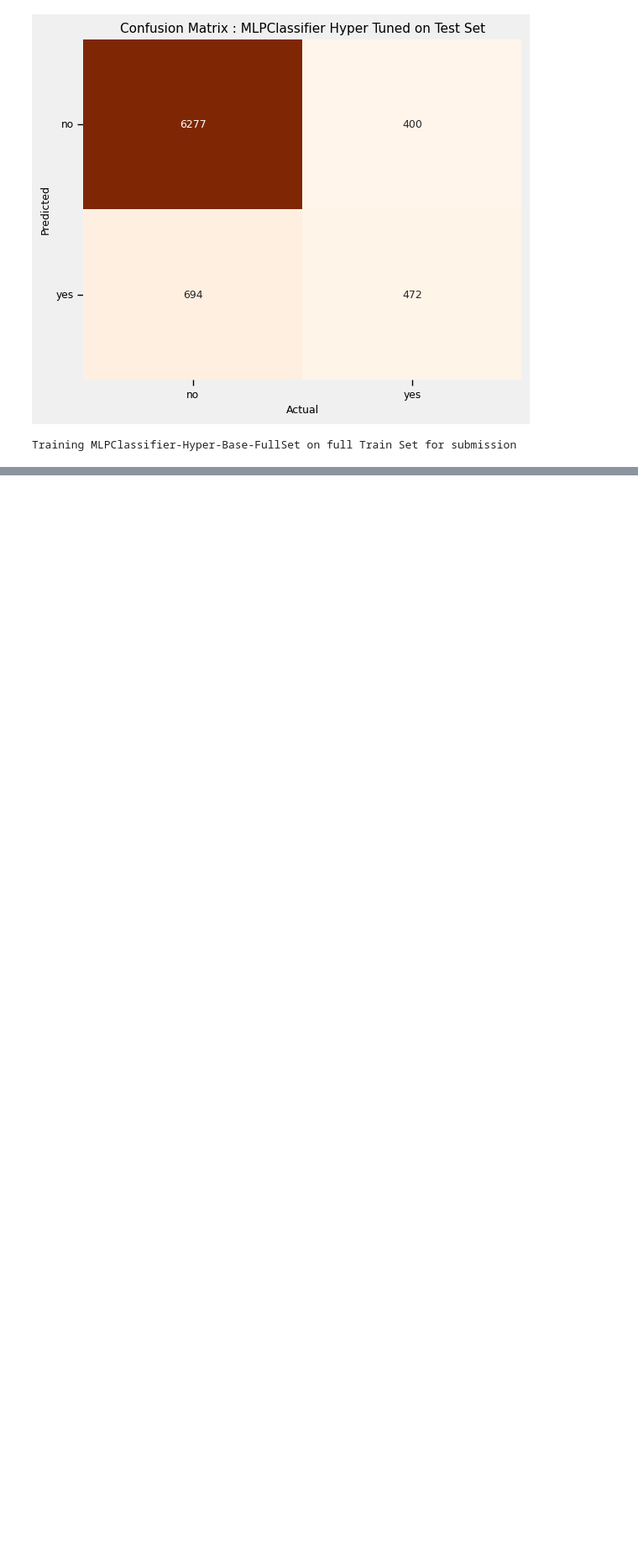
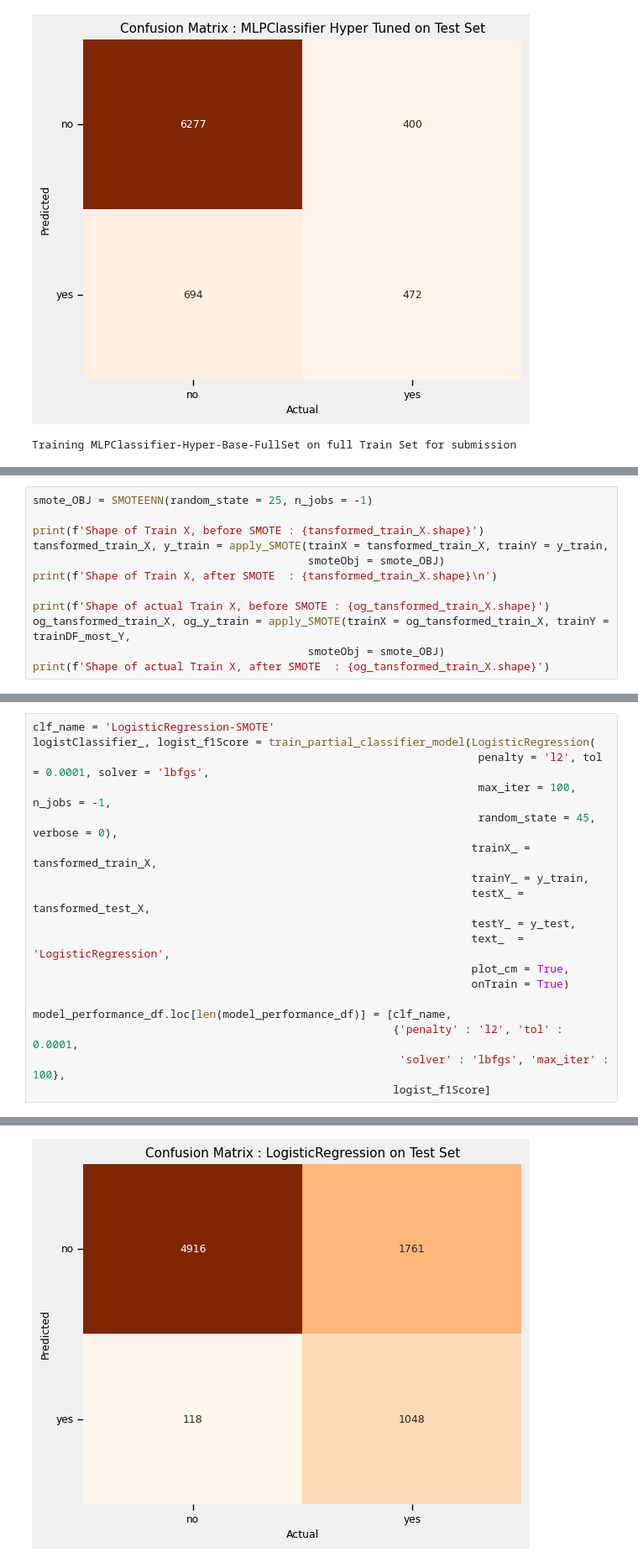
Before and after one commit to jishnukoliyadan/Predicting-the-Success-of-Bank-telemarketing, a Jupyter notebook: notebook/Predict-Success-of-Bank-telemarketing.ipynb, the cells around one changed output, grey strips where cells are left out. Shown at 84% size. Cells and saved outputs as stored; diff of their text form; blank space fills up the shorter version.

Commit message:
models with SMOTE added to the notebook

```diff
--- a/notebook/Predict-Success-of-Bank-telemarketing.ipynb
+++ b/notebook/Predict-Success-of-Bank-telemarketing.ipynb
@@ -1500,0 +1503,12 @@ Training MLPClassifier-Hyper-Base-FullSet on full Train Set for submission
+# %%
+smote_OBJ = SMOTEENN(random_state = 25, n_jobs = -1)
+
+print(f'Shape of Train X, before SMOTE : {tansformed_train_X.shape}')
+tansformed_train_X, y_train = apply_SMOTE(trainX = tansformed_train_X, trainY = y_train,
+                                          smoteObj = smote_OBJ)
+print(f'Shape of Train X, after SMOTE  : {tansformed_train_X.shape}\n')
+
+print(f'Shape of actual Train X, before SMOTE : {og_tansformed_train_X.shape}')
+og_tansformed_train_X, og_y_train = apply_SMOTE(trainX = og_tansformed_train_X, trainY = trainDF_most_Y,
+                                          smoteObj = smote_OBJ)
+print(f'Shape of actual Train X, after SMOTE  : {og_tansformed_train_X.shape}')
@@ -1500,0 +1525,19 @@ Training MLPClassifier-Hyper-Base-FullSet on full Train Set for submission
+# %%
+clf_name = 'LogisticRegression-SMOTE'
+logistClassifier_, logist_f1Score = train_partial_classifier_model(LogisticRegression(
+                                                                    penalty = 'l2', tol = 0.0001, solver = 'lbfgs',
+                                                                    max_iter = 100, n_jobs = -1,
+                                                                    random_state = 45, verbose = 0),
+                                                                   trainX_ = tansformed_train_X,
+                                                                   trainY_ = y_train,
+                                                                   testX_ = tansformed_test_X,
+                                                                   testY_ = y_test,
+                                                                   text_  = 'LogisticRegression',
+                                                                   plot_cm = True,
+                                                                   onTrain = True)
+
+model_performance_df.loc[len(model_performance_df)] = [clf_name,
+                                                       {'penalty' : 'l2', 'tol' : 0.0001,
+                                                        'solver' : 'lbfgs', 'max_iter' : 100},
+                                                       logist_f1Score]
+# %% [output]
@@ -1500,0 +1549 @@ Training MLPClassifier-Hyper-Base-FullSet on full Train Set for submission
+[figure, added]
```
Also changed, not shown: parts of 30 cells of this notebook, 2 other files.
